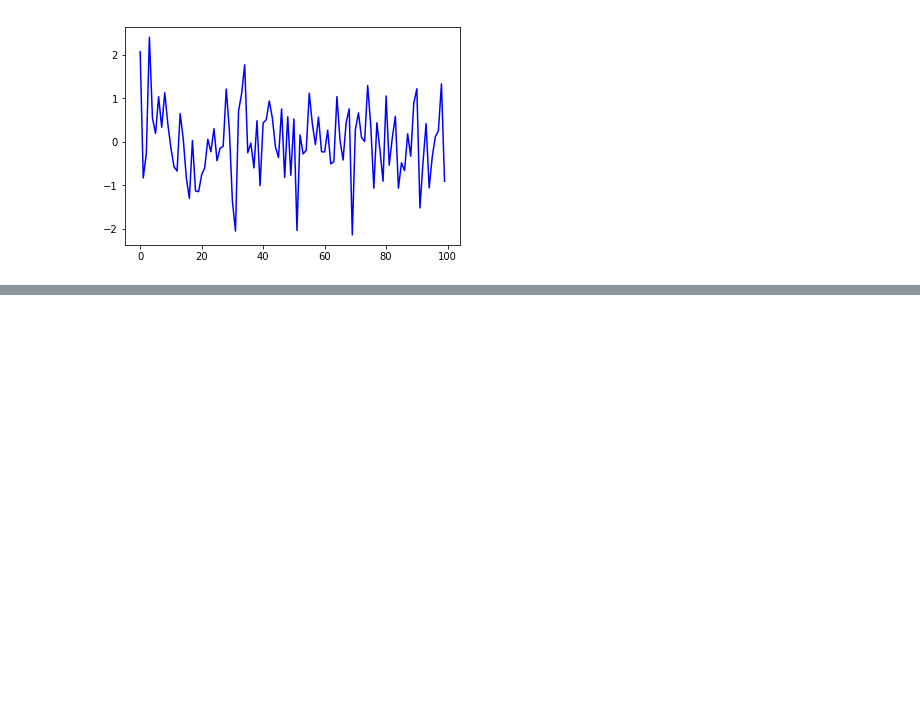
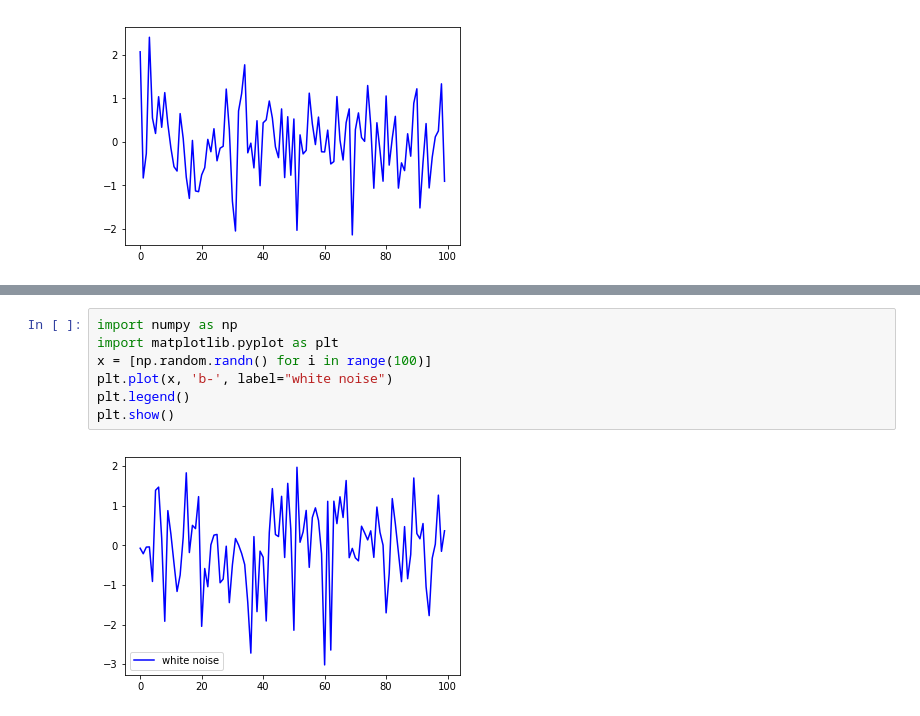
Before and after one commit to kubapawelczak/hello-world, a Jupyter notebook: Untitled.ipynb, the cells around one changed output, grey strips where cells are left out. Drawn from its saved outputs; the diff is of its cells as text; blank space fills up the shorter version.

```diff
--- a/Untitled.ipynb
+++ b/Untitled.ipynb
@@ -129,0 +249,9 @@ plt.show()
+# %%
+import numpy as np
+import matplotlib.pyplot as plt
+x = [np.random.randn() for i in range(100)]
+plt.plot(x, 'b-', label="white noise")
+plt.legend()
+plt.show()
+# %% [output]
+[figure, added]
```
Also changed, not shown: parts of 10 cells of this notebook.
